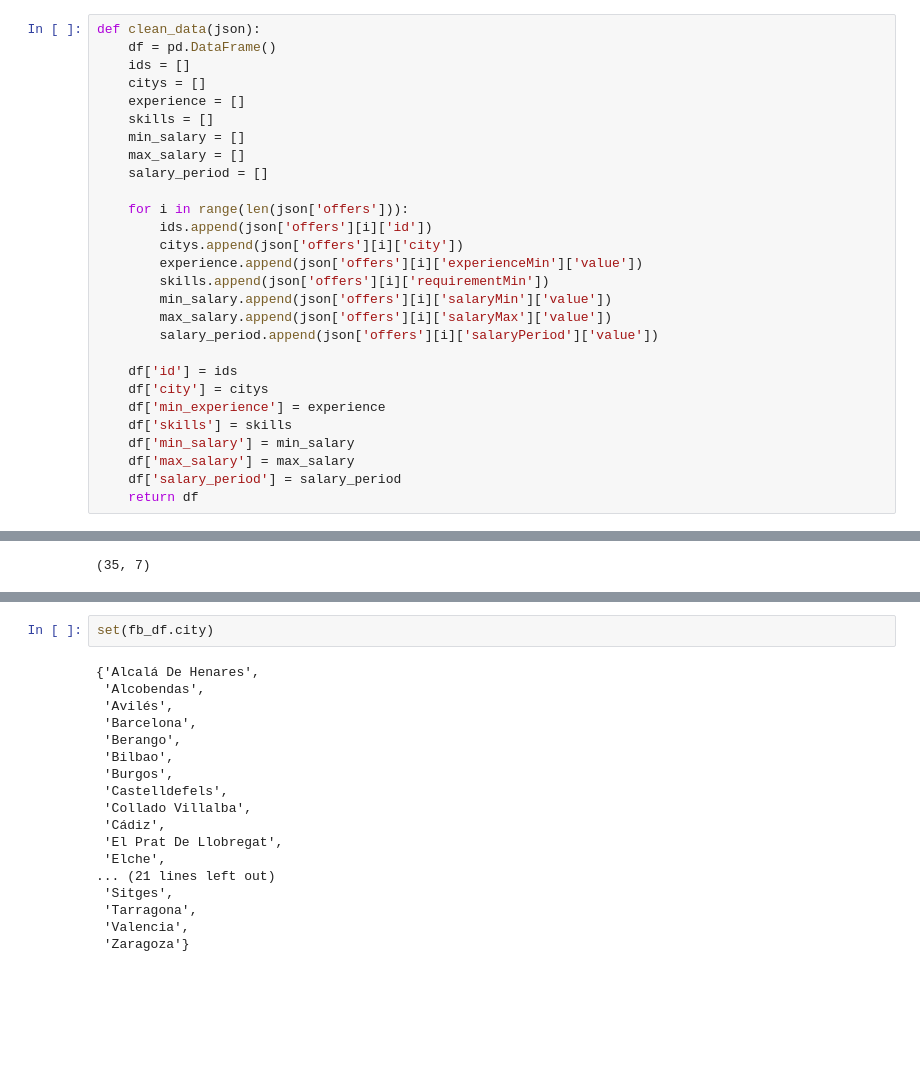
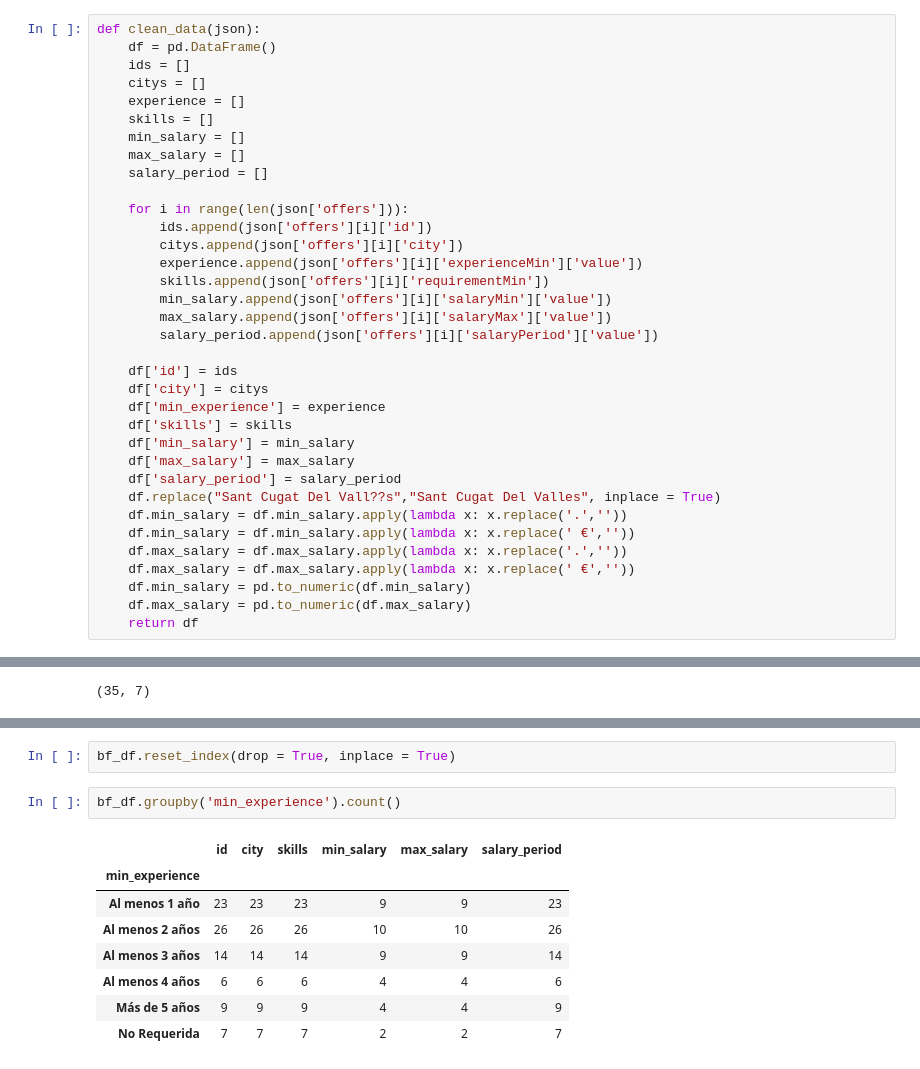
Before and after one commit to jbe1992/your-own-project, a Jupyter notebook: Project.ipynb, the cells around one changed output, grey strips where cells are left out. Cells and saved outputs as stored; diff of their text form; blank space fills up the shorter version.

```diff
--- a/Project.ipynb
+++ b/Project.ipynb
@@ -42,6 +49,13 @@ def clean_data(json):
     df['min_salary'] = min_salary
     df['max_salary'] = max_salary
     df['salary_period'] = salary_period
+    df.replace("Sant Cugat Del Vall??s","Sant Cugat Del Valles", inplace = True)
+    df.min_salary = df.min_salary.apply(lambda x: x.replace('.',''))
+    df.min_salary = df.min_salary.apply(lambda x: x.replace(' €',''))
+    df.max_salary = df.max_salary.apply(lambda x: x.replace('.',''))
+    df.max_salary = df.max_salary.apply(lambda x: x.replace(' €',''))
+    df.min_salary = pd.to_numeric(df.min_salary)
+    df.max_salary = pd.to_numeric(df.max_salary)
     return df
 # %%
 frontend_2 = clean_data(frontend_json)
@@ -85,20 +78,13 @@ fb_df
-# %%
-set(fb_df.city)
-# %% [output]
-{'Alcalá De Henares',
- 'Alcobendas',
- 'Avilés',
- 'Barcelona',
- 'Berango',
- 'Bilbao',
- 'Burgos',
- 'Castelldefels',
- 'Collado Villalba',
- 'Cádiz',
- 'El Prat De Llobregat',
- 'Elche',
-... (21 lines left out)
- 'Sitges',
- 'Tarragona',
- 'Valencia',
- 'Zaragoza'}
+# %%
+bf_df.reset_index(drop = True, inplace = True)
+# %%
+bf_df.groupby('min_experience').count()
+# %% [output]
+|  | id | city | skills | min_salary | max_salary | salary_period |
+| min_experience |  |  |  |  |  |  |
+| Al menos 1 año | 23 | 23 | 23 | 9 | 9 | 23 |
+| Al menos 2 años | 26 | 26 | 26 | 10 | 10 | 26 |
+| Al menos 3 años | 14 | 14 | 14 | 9 | 9 | 14 |
+| Al menos 4 años | 6 | 6 | 6 | 4 | 4 | 6 |
+| Más de 5 años | 9 | 9 | 9 | 4 | 4 | 9 |
+| No Requerida | 7 | 7 | 7 | 2 | 2 | 7 |
```
Also changed, not shown: parts of 7 cells of this notebook.
